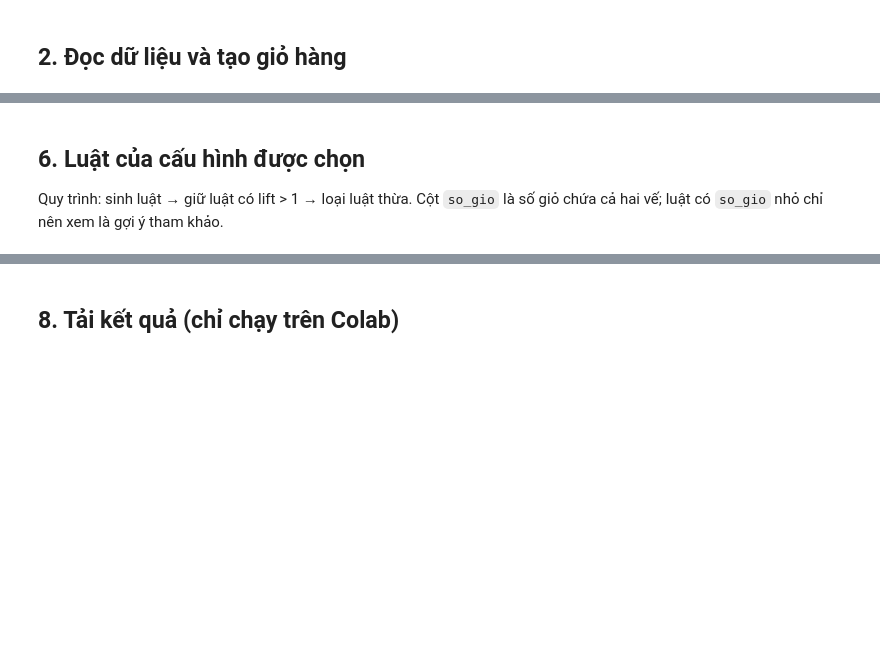
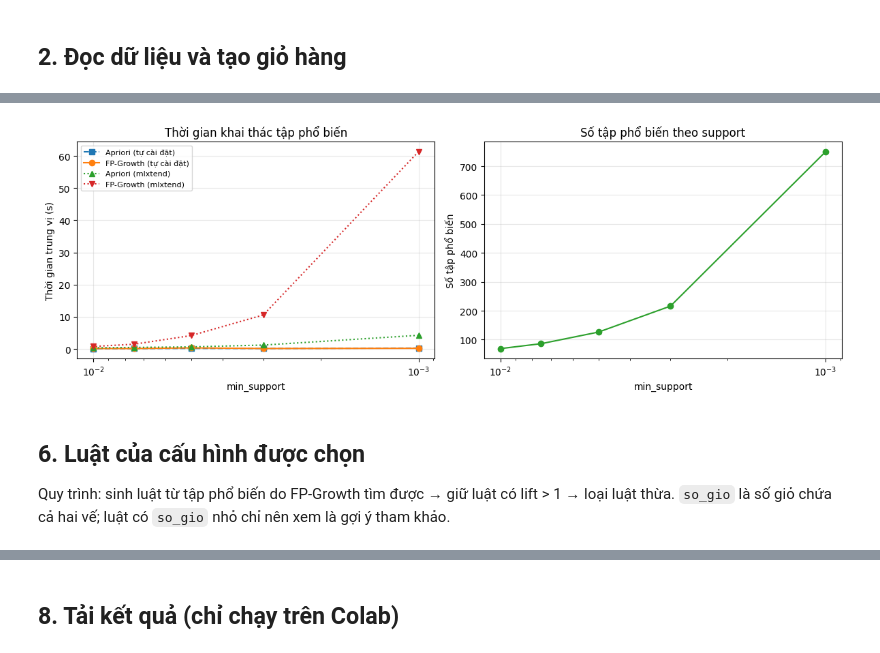
Before and after one commit to thaonguyenn448-dot/-t-i-1, a Jupyter notebook: notebooks/NA_tuan1.ipynb, the cells around one changed output, grey strips where cells are left out. Drawn from its saved outputs; the diff is of its cells as text; code cells hidden in the pictures; blank space fills up the shorter version.

```diff
--- a/notebooks/NA_tuan1.ipynb
+++ b/notebooks/NA_tuan1.ipynb
@@ -185,20 +253,25 @@ def doi_chieu_mlxtend(freq, fi):
     return all(np.isclose(sup, freq[s] / N) for s, sup in mlx.items())
 
 
-freq_theo_support = {s: apriori_tu_cai_dat(transactions, s) for s in SUPPORTS}
+freq_fp = {s: fp_growth_tu_cai_dat(transactions, s) for s in SUPPORTS}
+freq_ap = {s: apriori_tu_cai_dat(transactions, s) for s in SUPPORTS}
 
-# 1) Đếm trực tiếp mọi tổ hợp xuất hiện, độc lập với Apriori
-max_k = max(len(s) for f in freq_theo_support.values() for s in f)
+# 1) FP-Growth tự cài đặt == Apriori tự cài đặt (cùng tập, cùng số đếm)
+for s in SUPPORTS:
+    assert freq_fp[s] == freq_ap[s], f"FP-Growth lệch Apriori ở support={s}"
+
+# 2) Đếm trực tiếp mọi tổ hợp xuất hiện, độc lập với cả hai thuật toán
+max_k = max(len(x) for f in freq_fp.values() for x in f)
 quan_sat = Counter()
 for t in transactions:
     for k in range(1, min(len(t), max_k) + 1):
         quan_sat.update(frozenset(c) for c in combinations(t, k))
-for s, f in freq_theo_support.items():
+for s, f in freq_fp.items():
     mong_doi = {x: c for x, c in quan_sat.items() if c >= min_count(s, N)}
-    assert f == mong_doi, f"Apriori tự cài đặt lệch phép đếm trực tiếp ở support={s}"
+    assert f == mong_doi, f"FP-Growth lệch phép đếm trực tiếp ở support={s}"
 
-# 2) Tính bao hàm giữa các ngưỡng
+# 3) Tính bao hàm giữa các ngưỡng
 ds = sorted(SUPPORTS)
 for a, b in zip(ds, ds[1:]):
-    assert set(freq_theo_support[b]) <= set(freq_theo_support[a])
-print("PASS: số đếm của Apriori tự cài đặt khớp phép đếm trực tiếp ở mọi ngưỡng.")
+    assert set(freq_fp[b]) <= set(freq_fp[a])
+print("PASS: FP-Growth tự cài đặt khớp Apriori tự cài đặt và phép đếm trực tiếp ở mọi ngưỡng.")
@@ -250,24 +364,28 @@ display(bang.pivot(index="min_support", columns="min_conf", values="so_luat_lift
 # %%
 OUT_DIR.mkdir(exist_ok=True)
-bang.to_csv(OUT_DIR / "apriori_hieu_nang.csv", index=False)
+bang.to_csv(OUT_DIR / "so_sanh_apriori_fpgrowth.csv", index=False)
 
 g = bang.drop_duplicates("min_support").sort_values("min_support")
-fig, ax = plt.subplots(1, 2, figsize=(11, 4))
-ax[0].plot(g["min_support"], g["tg_mlxtend_s"], "o-", label="mlxtend")
-ax[0].plot(g["min_support"], g["tg_tu_cai_dat_s"], "s--", label="tự cài đặt")
+fig, ax = plt.subplots(1, 2, figsize=(12, 4.2))
+ax[0].plot(g["min_support"], g["tg_apriori_tu_cai_dat_s"], "s--", label="Apriori (tự cài đặt)")
+ax[0].plot(g["min_support"], g["tg_fpgrowth_tu_cai_dat_s"], "o-", label="FP-Growth (tự cài đặt)")
+ax[0].plot(g["min_support"], g["tg_mlxtend_apriori_s"], "^:", label="Apriori (mlxtend)")
+ax[0].plot(g["min_support"], g["tg_mlxtend_fpgrowth_s"], "v:", label="FP-Growth (mlxtend)")
 ax[0].set(xscale="log", xlabel="min_support", ylabel="Thời gian trung vị (s)",
-          title="Thời gian chạy Apriori")
-ax[0].legend()
+          title="Thời gian khai thác tập phổ biến")
+ax[0].legend(fontsize=8)
 ax[1].plot(g["min_support"], g["so_tap_pho_bien"], "o-", color="tab:green")
 ax[1].set(xscale="log", xlabel="min_support", ylabel="Số tập phổ biến",
           title="Số tập phổ biến theo support")
 for a in ax:
     a.invert_xaxis()
     a.grid(alpha=.3)
 fig.tight_layout()
-fig.savefig(OUT_DIR / "apriori_hieu_nang.png", dpi=150)
+fig.savefig(OUT_DIR / "so_sanh_thoi_gian.png", dpi=150)
 plt.show()
+# %% [output]
+[figure, added]
 # %% [markdown]
 ## 6. Luật của cấu hình được chọn
-Quy trình: sinh luật → giữ luật có lift > 1 → loại luật thừa. Cột `so_gio` là số giỏ chứa cả hai vế; luật có `so_gio` nhỏ chỉ nên xem là gợi ý tham khảo.
+Quy trình: sinh luật từ tập phổ biến do FP-Growth tìm được → giữ luật có lift > 1 → loại luật thừa. `so_gio` là số giỏ chứa cả hai vế; luật có `so_gio` nhỏ chỉ nên xem là gợi ý tham khảo.
 # %%
```
Also changed, not shown: parts of 20 cells of this notebook.
